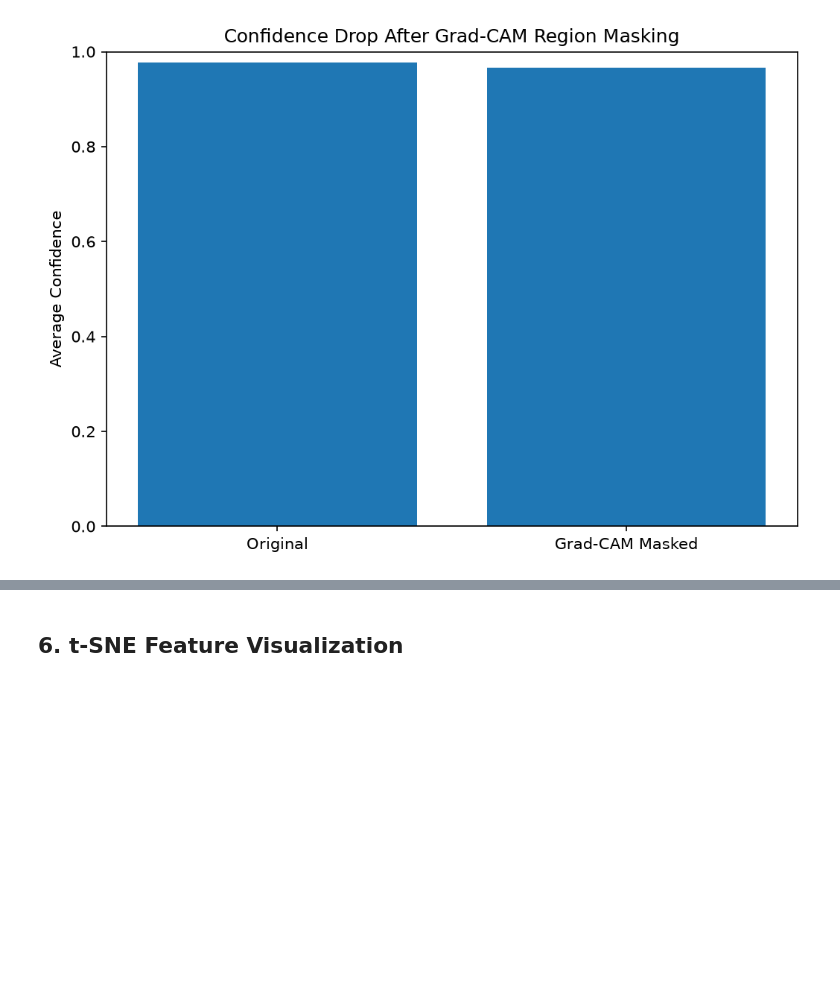
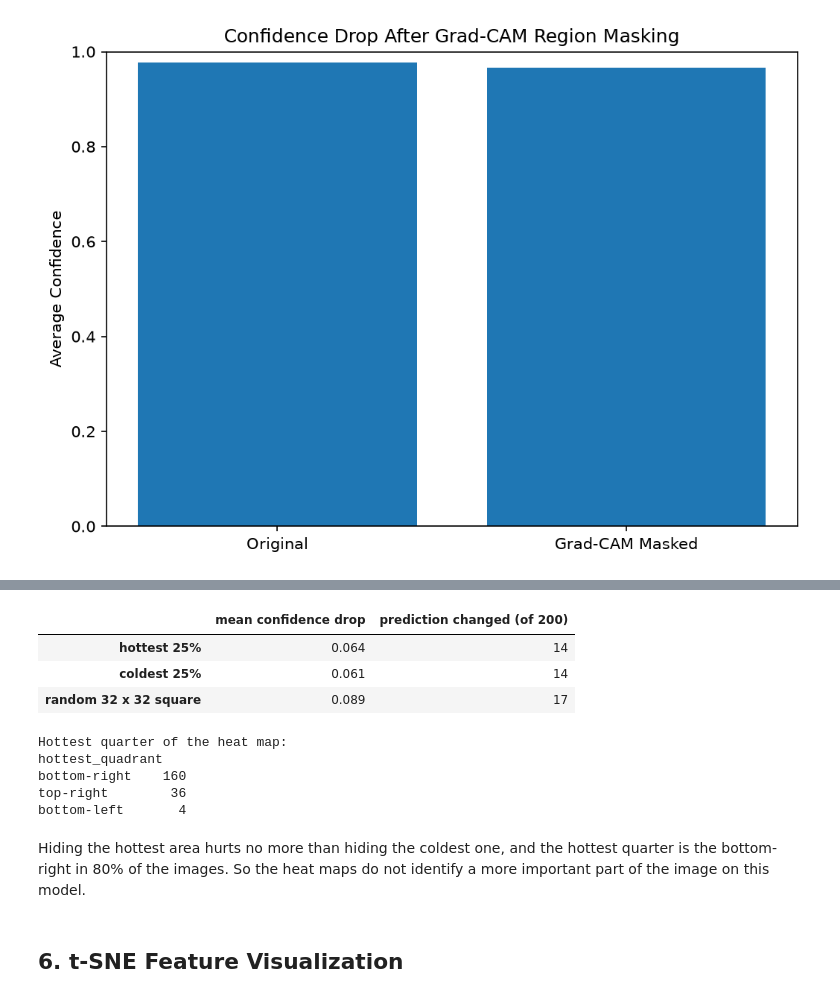
Before and after one commit to Nitinshakthi7/Eyes-in-the-Sky, a Jupyter notebook: notebooks/04_evaluation_and_explainability.ipynb, the cells around one changed output, grey strips where cells are left out. Saved outputs shown, nothing was run; the diff lists cells and outputs as text; code cells hidden in the pictures; blank space fills up the shorter version.

```diff
--- a/notebooks/04_evaluation_and_explainability.ipynb
+++ b/notebooks/04_evaluation_and_explainability.ipynb
@@ -16,11 +16,17 @@ MobileNetV2 was evaluated on 4,050 EuroSAT test images.
 - Incorrect Predictions: 69
 # %%
 from pathlib import Path
+import os
 import pandas as pd
 import matplotlib.pyplot as plt
 from IPython.display import display, Image
 
-RESULTS = Path("../results")
+# Works whether Jupyter starts in the repo folder or in notebooks/.
+project_root = Path.cwd()
+if not (project_root / "src").is_dir():
+    project_root = project_root.parent
+os.chdir(project_root)
+RESULTS = project_root / "results"
 FIGURES = RESULTS / "figures"
 
 report = pd.read_csv(
@@ -132,3 +146,24 @@ Number of evaluated images: 50
+# %%
+check = pd.read_csv(RESULTS / 'gradcam_sanity_check.csv')
+summary = pd.DataFrame({
+    'mean confidence drop': [check[f'drop_{n}'].mean() for n in ('hottest', 'coldest', 'random_square')],
+    'prediction changed (of %d)' % len(check): [int(check[f'changed_{n}'].sum()) for n in ('hottest', 'coldest', 'random_square')],
+}, index=['hottest 25%', 'coldest 25%', 'random 32 x 32 square']).round(3)
+display(summary)
+print('Hottest quarter of the heat map:')
+print(check['hottest_quadrant'].value_counts().to_string())
+# %% [output]
+|  | mean confidence drop | prediction changed (of 200) |
+| hottest 25% | 0.064 | 14 |
+| coldest 25% | 0.061 | 14 |
+| random 32 x 32 square | 0.089 | 17 |
+Hottest quarter of the heat map:
+hottest_quadrant
+bottom-right    160
+top-right        36
+bottom-left       4
+# %% [markdown]
+Hiding the hottest area hurts no more than hiding the coldest one, and the hottest quarter is the bottom-right in 80% of the images. So the heat maps do not identify a more important part of the image on this model.
 # %% [markdown]
 ## 6. t-SNE Feature Visualization
 # %%
```
Also changed, not shown: parts of 6 cells of this notebook, 10 other files.
